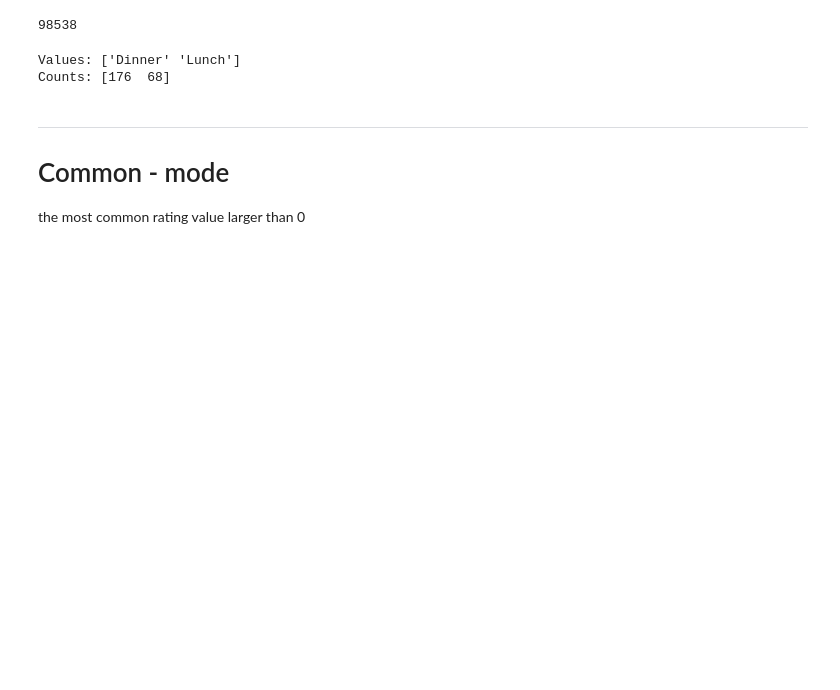
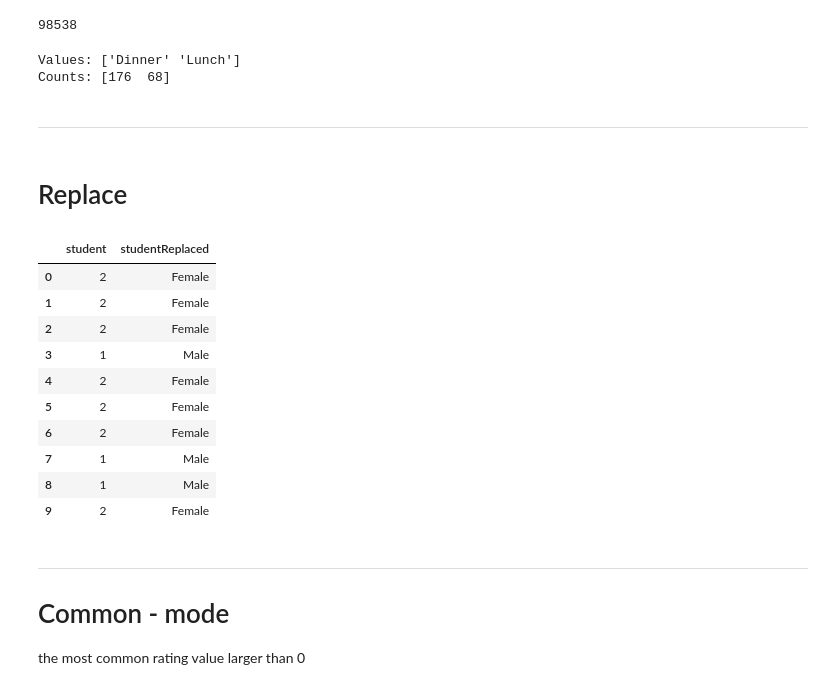
Before and after one commit to ulasuregen/Data-Analysis-and-Visualization-in-Python, a Jupyter notebook: Exercises/generalNotes.ipynb, the cells around one changed output. Cells and saved outputs as stored; diff of their text form; code cells hidden in the pictures; blank space fills up the shorter version.

```diff
--- a/Exercises/generalNotes.ipynb
+++ b/Exercises/generalNotes.ipynb
@@ -164,6 +164,38 @@ print('Counts:', counts)
 # %% [output]
 Values: ['Dinner' 'Lunch']
 Counts: [176  68]
+# %% [markdown]
+---------
+# %% [markdown]
+# Replace
+# %%
+import numpy as np
+import pandas as pd
+
+num = np.random.random_integers(low = 1, high=2, size= 10)
+
+replace_df = pd.DataFrame({
+    'student' : num
+})
+
+replace_df['studentReplaced'] = replace_df['student'].replace({
+    1:'Male',
+    2:'Female'
+})
+
+replace_df
+# %% [output]
+|  | student | studentReplaced |
+| 0 | 2 | Female |
+| 1 | 2 | Female |
+| 2 | 2 | Female |
+| 3 | 1 | Male |
+| 4 | 2 | Female |
+| 5 | 2 | Female |
+| 6 | 2 | Female |
+| 7 | 1 | Male |
+| 8 | 1 | Male |
+| 9 | 2 | Female |
 # %% [markdown]
 ---------
 
```
Also changed, not shown: parts of 9 cells of this notebook, 3 other files.
